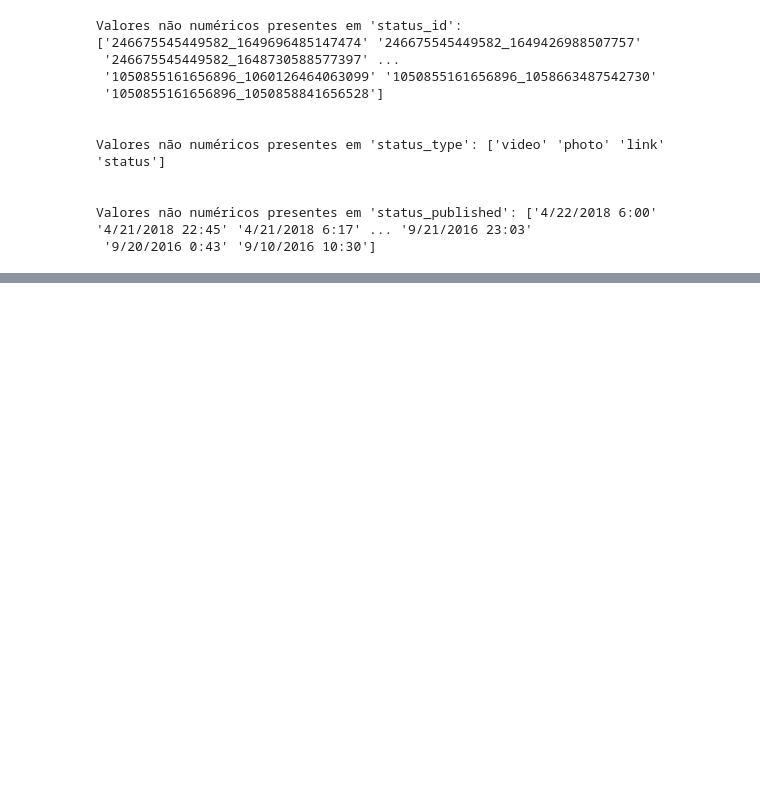
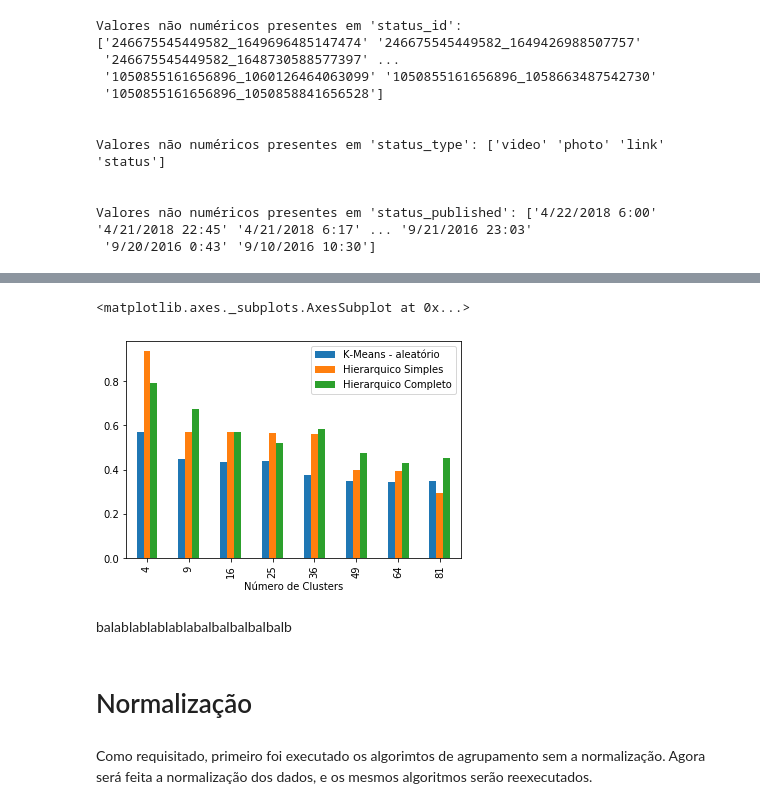
Before and after one commit to LuyzaDomingos/IA, a Jupyter notebook: Clusterizacao/questao3.ipynb, the cells around one changed output, grey strips where cells are left out. Drawn from its saved outputs; the diff is of its cells as text; code cells hidden in the pictures; blank space fills up the shorter version.

Commit message:
Clusterização e Regressão - Atualizações

```diff
--- a/Clusterizacao/questao3.ipynb
+++ b/Clusterizacao/questao3.ipynb
@@ -139,0 +246,32 @@ Valores não numéricos presentes em 'status_published': ['4/22/2018 6:00' '4/21
+# %%
+silhueta = []
+intera = [i**2 for i in range (2, 10)]
+
+for n in intera:
+    kmeans_r = cluster.KMeans(n_clusters=n,init ="random").fit(df_base)
+
+    hierarquico_simples = cluster.AgglomerativeClustering(n_clusters=n, linkage="single")
+    hierarquico_completo = cluster.AgglomerativeClustering(n_clusters=n, linkage="complete")
+
+    cluster_kmeans = df_base.assign(cluster_numero = kmeans_r.predict(df_base))
+
+    cluster_hierarquico_simples = df_base.assign(cluster_numero = hierarquico_simples.fit_predict(df_base))
+    cluster_hierarquico_completo = df_base.assign(cluster_numero = hierarquico_completo.fit_predict(df_base))
+
+
+    silhueta.append({ "Número de Clusters": n,
+                     "K-Means - aleatório": metrics.silhouette_score(cluster_kmeans,labels = cluster_kmeans['cluster_numero']),
+                    "Hierarquico Simples": metrics.silhouette_score(cluster_hierarquico_simples,labels = cluster_hierarquico_simples['cluster_numero']),
+                    "Hierarquico Completo": metrics.silhouette_score(cluster_hierarquico_completo,labels = cluster_hierarquico_completo['cluster_numero'])})
+# %%
+pd.DataFrame(silhueta).plot.bar(x="Número de Clusters",
+                                        y =["K-Means - aleatório","Hierarquico Simples","Hierarquico Completo"])
+# %% [output]
+<matplotlib.axes._subplots.AxesSubplot at 0x...>
+[figure, added]
+# %% [markdown]
+balablablablablabalbalbalbalbalb
+# %% [markdown]
+# Normalização
+# %% [markdown]
+Como requisitado, primeiro foi executado os algorimtos de agrupamento sem a normalização. Agora será feita a normalização dos dados, e os mesmos algoritmos serão reexecutados.
```
Also changed, not shown: parts of 27 cells of this notebook, 1 other file.
